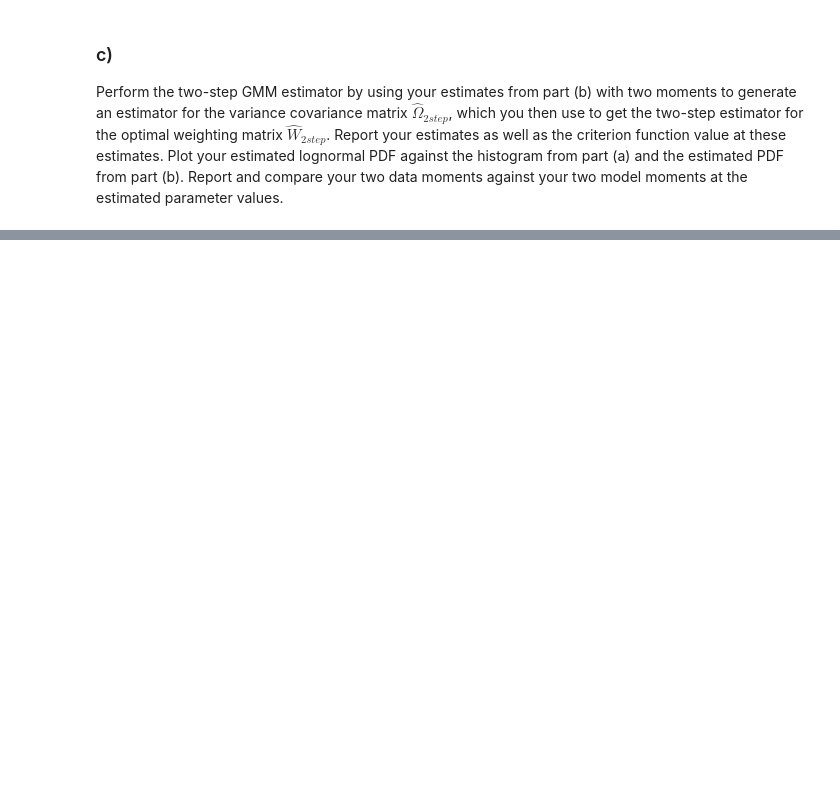
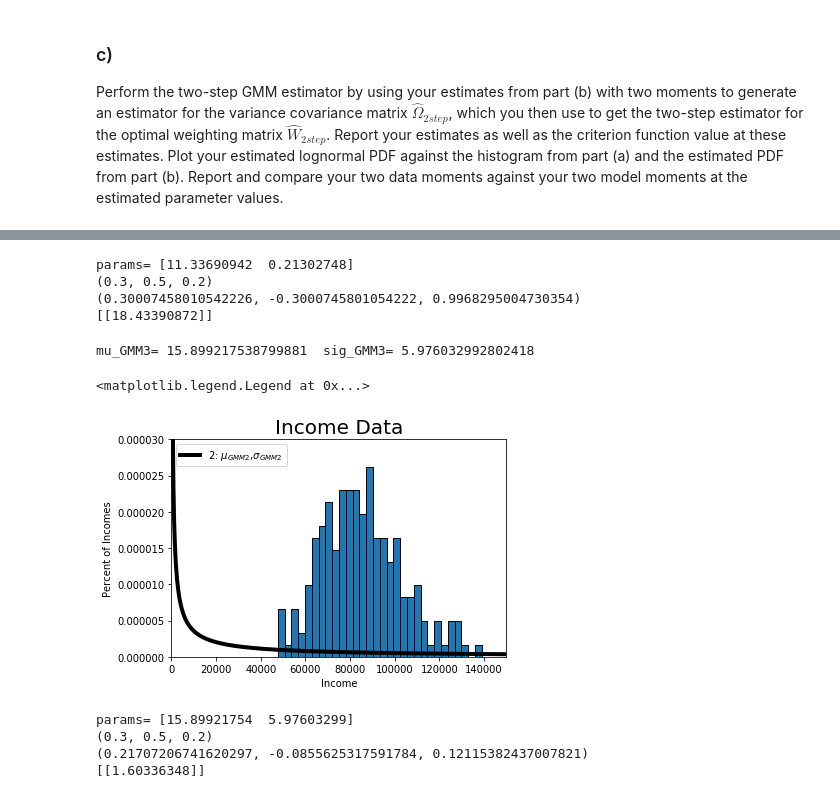
Before and after one commit to JoshLaven/persp-model-econ_w20, a Jupyter notebook: ProblemSets/PS5/PS5Laven.ipynb, the cells around one changed output, grey strips where cells are left out. Drawn from its saved outputs; the diff is of its cells as text; code cells hidden in the pictures; blank space fills up the shorter version.

```diff
--- a/ProblemSets/PS5/PS5Laven.ipynb
+++ b/ProblemSets/PS5/PS5Laven.ipynb
@@ -240,0 +233,5 @@ Perform the two-step GMM estimator by using your estimates from part (b) with tw
+# %%
+#Critical Value
+err = err_vec(dta, mu_GMM2, sig_GMM2,simple=False)
+crit_val = err.T @ W_hat2 @ err
+crit_val
@@ -240,0 +453,56 @@ Perform the two-step GMM estimator by using your estimates from part (b) with tw
+# %%
+params = np.array([mu_GMM1, sig_GMM1])
+print('params=', params)
+print(data_moments2(dta))
+print(model_moments2(mu_GMM1, sig_GMM1))
+print(criterion2(params,dta,np.eye(3)))
+# %% [output]
+params= [11.33690942  0.21302748]
+(0.3, 0.5, 0.2)
+(0.30007458010542226, -0.3000745801054222, 0.9968295004730354)
+[[18.43390872]]
+# %%
+mu_init3 = mu_GMM1
+sig_init3 = sig_GMM1
+params_init = np.array([mu_init3, sig_init3])
+W_hat1_3 = np.eye(3)
+gmm_args = (dta, W_hat1_3)
+results_3 = opt.minimize(criterion2, params_init, args=(gmm_args),
+                       method='L-BFGS-B', tol= 1e-14,bounds=((1e-10, None), (1e-10, None)))
+#tol = keep looking until next answer changes less than input number
+mu_GMM3, sig_GMM3 = results_3.x
+print('mu_GMM3=', mu_GMM3, ' sig_GMM3=', sig_GMM3)
+# %% [output]
+mu_GMM3= 15.899217538799881  sig_GMM3= 5.976032992802418
+# %%
+#Graph
+x_pts = np.linspace(.01,150000,1000)
+#Histogram
+num_bins = 30
+count, bins, ignored = plt.hist(dta, num_bins, density=True,
+                                edgecolor='k')
+plt.title('Income Data', fontsize=20)
+plt.xlabel(r'Income')
+plt.ylabel(r'Percent of Incomes')
+plt.xlim([0, 150000])
+plt.ylim([0,.000030])
+
+#GMM_3 Estimates
+plt.plot(x_pts,log_norm(x_pts,mu_GMM3,sig_GMM3),linewidth=4, color='k',
+         label='2: $\mu_{GMM2}$,$\sigma_{GMM2}$')
+
+plt.legend(loc='upper left')
+# %% [output]
+<matplotlib.legend.Legend at 0x...>
+[figure, added]
+# %%
+params = np.array([mu_GMM3, sig_GMM3])
+print('params=', params)
+print(data_moments2(dta))
+print(model_moments2(mu_GMM3, sig_GMM3))
+print(criterion2(params, dta,W_hat1_3))
+# %% [output]
+params= [15.89921754  5.97603299]
+(0.3, 0.5, 0.2)
+(0.21707206741620297, -0.0855625317591784, 0.12115382437007821)
+[[1.60336348]]
```
Also changed, not shown: parts of 18 cells of this notebook.
